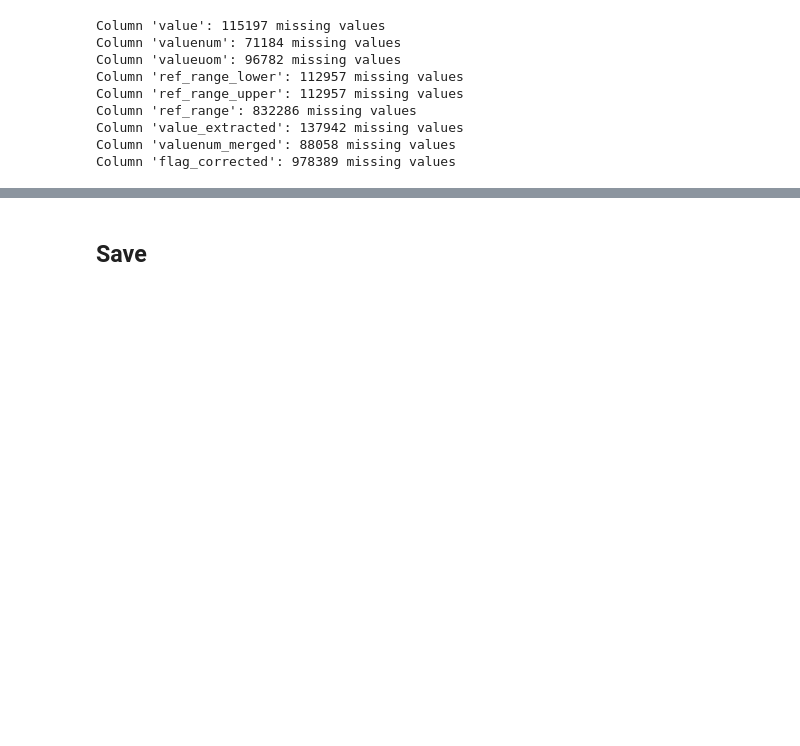
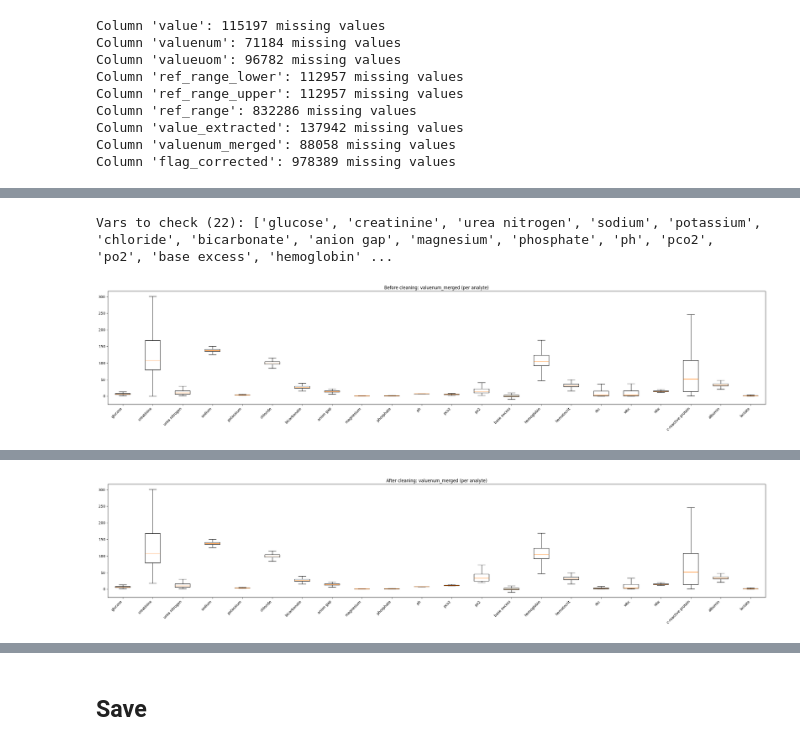
Before and after one commit to alexandermittet/Data_Analytics_for_Health_UniPi, a Jupyter notebook: code/1.1 df2 laboratory.ipynb, the cells around one changed output, grey strips where cells are left out. Saved outputs shown, nothing was run; the diff lists cells and outputs as text; code cells hidden in the pictures; blank space fills up the shorter version.

```diff
--- a/code/1.1 df2 laboratory.ipynb
+++ b/code/1.1 df2 laboratory.ipynb
@@ -1179,0 +1328,66 @@ Column 'flag_corrected': 978389 missing values
+# %%
+# Clean numeric lab values using PHYSIO_LIMITS: set valuenum_merged (and value where applicable) to NaN
+df['label_norm'] = df['label'].astype(str).str.lower().str.strip()
+physio_lower = {k.lower(): v for k, v in PHYSIO_LIMITS.items()}
+
+# find which physio vars are present
+vars_present = [v for v in physio_lower.keys() if v in df['label_norm'].unique()]
+if not vars_present:
+    print("No PHYSIO_LIMITS variables found in df['label'].")
+else:
+    print(f"Vars to check ({len(vars_present)}): {vars_present}")
+
+    # helper to collect arrays for boxplot
+    def arrays_for_vars(df_src, vars_list):
+        arrs = []
+        counts = []
+        for v in vars_list:
+            s = pd.to_numeric(df_src.loc[df_src['label_norm'] == v, 'valuenum_merged'], errors='coerce').dropna()
+            arrs.append(s.values)
+            counts.append(len(s))
+        return arrs, counts
+
+    # BEFORE
+    arrs_before, counts_before = arrays_for_vars(df, vars_present)
+    plt.figure(figsize=(max(6, len(vars_present)*1.2), 6))
+    plt.boxplot([a if len(a)>0 else [np.nan] for a in arrs_before], labels=vars_present, showfliers=False)
+    plt.xticks(rotation=45, ha='right')
+    plt.title("Before cleaning: valuenum_merged (per analyte)")
+    plt.tight_layout()
+    plt.show()
+
+    # Apply physio limits -> set out-of-range to NaN
+    removed_summary = []
+    for v in vars_present:
+        low, high = physio_lower[v]
+        mask = df['label_norm'] == v
+        vals = pd.to_numeric(df.loc[mask, 'valuenum_merged'], errors='coerce')
+        out_of_range = mask & vals.notna() & ((vals < low) | (vals > high))
+        n_out = int(out_of_range.sum())
+        removed_summary.append((v, low, high, n_out))
+        # set numeric column to NaN where out of range
+        df.loc[out_of_range, 'valuenum_merged'] = np.nan
+        # also clear original textual 'value' for those rows to reflect cleaning
+        df.loc[out_of_range, 'value'] = np.nan
+
+    # report removals
+    print("\nRemoved / set to NaN (per analyte):")
+    for v, low, high, n in removed_summary:
+        print(f"  {v}: {n} rows outside [{low}, {high}]")
+
+    # AFTER
+    arrs_after, counts_after = arrays_for_vars(df, vars_present)
+    plt.figure(figsize=(max(6, len(vars_present)*1.2), 6))
+    plt.boxplot([a if len(a)>0 else [np.nan] for a in arrs_after], labels=vars_present, showfliers=False)
+    plt.xticks(rotation=45, ha='right')
+    plt.title("After cleaning: valuenum_merged (per analyte)")
+    plt.tight_layout()
+    plt.show()
+
+    # concise before/after counts
+    print("\nCounts before -> after (non-null valuenum_merged):")
+    for v, before_cnt, after_cnt in zip(vars_present, counts_before, counts_after):
+        print(f"  {v}: {before_cnt} -> {after_cnt} (removed {before_cnt - after_cnt})")
+# %% [output]
+Vars to check (22): ['glucose', 'creatinine', 'urea nitrogen', 'sodium', 'potassium', 'chloride', 'bicarbonate', 'anion gap', 'magnesium', 'phosphate', 'ph', 'pco2', 'po2', 'base excess', 'hemoglobin' ...
+[figure, added]
@@ -1179,0 +1411 @@ Column 'flag_corrected': 978389 missing values
+[figure, added]
```
Also changed, not shown: parts of 25 cells of this notebook.
